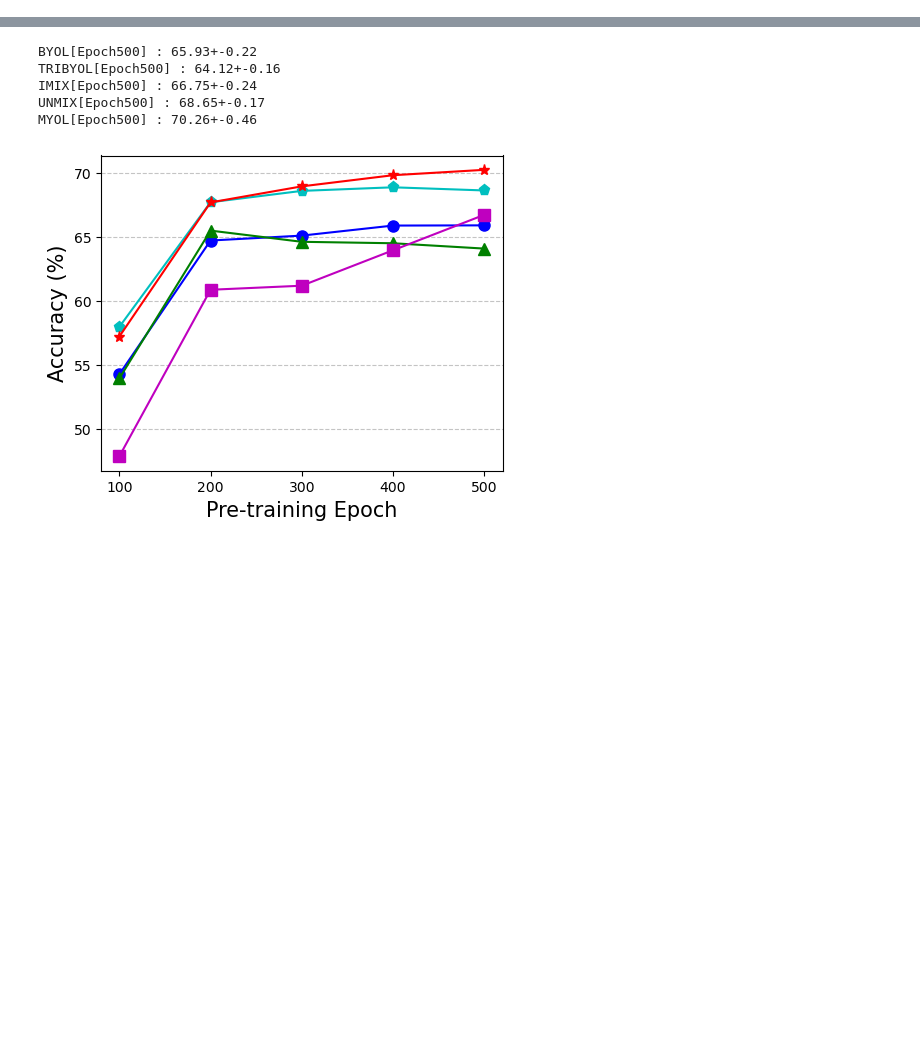
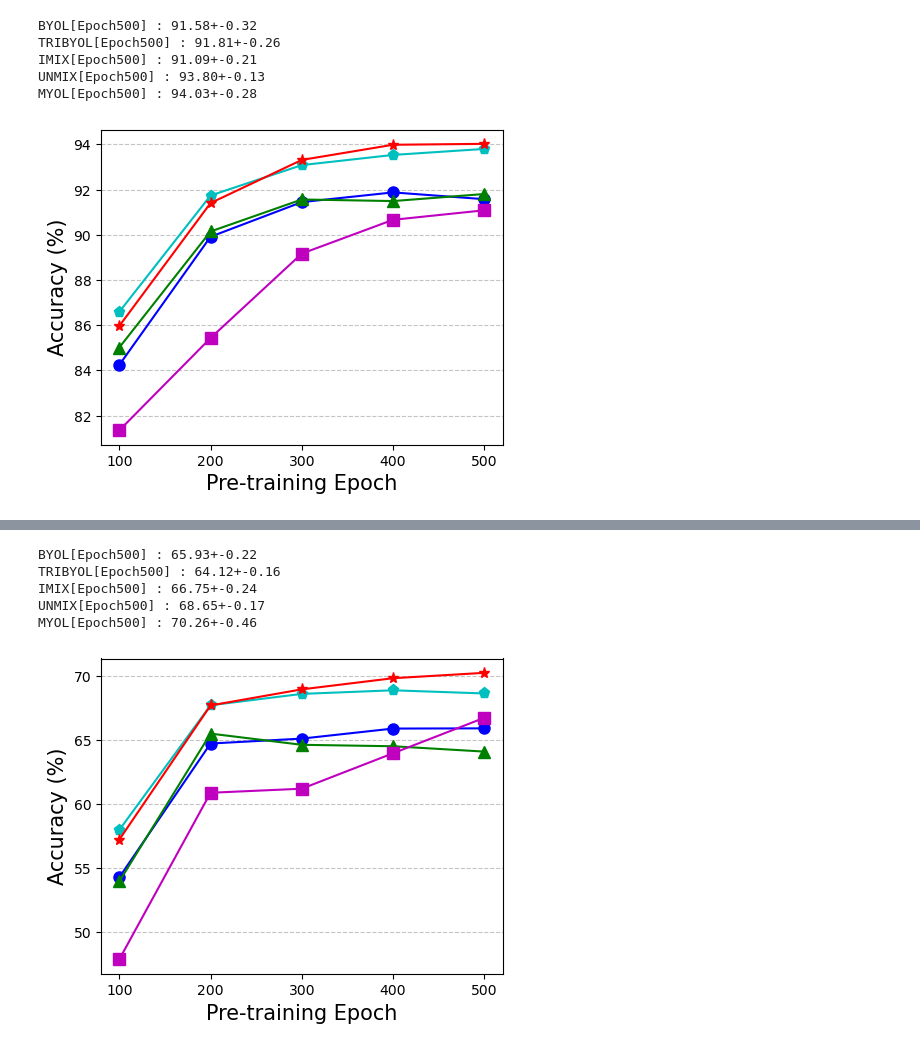
Before and after one commit to cneyang/MYOL-MixupYourOwnLatent, a Jupyter notebook: learning_curve.ipynb, the cells around one changed output, grey strips where cells are left out. Cells and saved outputs as stored; diff of their text form; code cells hidden in the pictures; blank space fills up the shorter version.

```diff
--- a/learning_curve.ipynb
+++ b/learning_curve.ipynb
@@ -10,0 +60,10 @@ epochs = list(range(100, 600, 100))
+# %%
+dataset = 'stl10'
+plot_curve()
+# %% [output]
+BYOL[Epoch500] : 91.58+-0.32
+TRIBYOL[Epoch500] : 91.81+-0.26
+IMIX[Epoch500] : 91.09+-0.21
+UNMIX[Epoch500] : 93.80+-0.13
+MYOL[Epoch500] : 94.03+-0.28
+[figure, added]
```
Also changed, not shown: parts of 10 cells of this notebook, 4 other files.
